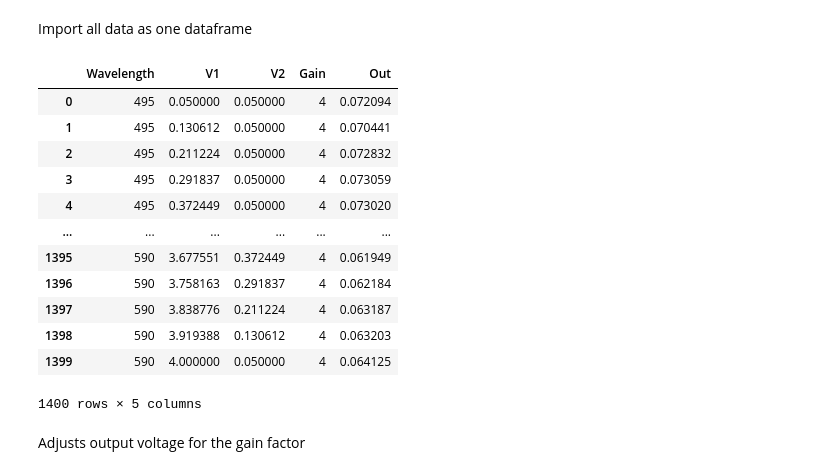
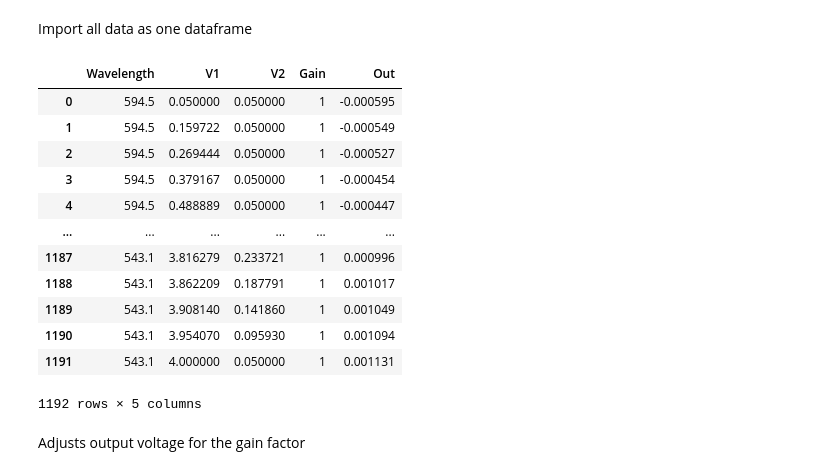
Before and after one commit to ubsuny/ML_LCVR-CP2P2024, a Jupyter notebook: model_fitting.ipynb, the cells around one changed output. Cells and saved outputs as stored; diff of their text form; code cells hidden in the pictures.

```diff
--- a/model_fitting.ipynb
+++ b/model_fitting.ipynb
@@ -10,24 +16,24 @@ from tensorflow.keras.layers import Rescaling
 # %% [markdown]
 Import all data as one dataframe
 # %%
-data_dir = 'trainingdata_new'
+data_dir = 'training_data/trainingdata_v2/'
 all_data = glob.glob(os.path.join(data_dir, "*.csv"))
 combined_data = pd.concat([pd.read_csv(file) for file in all_data], ignore_index=True)
 combined_data.drop(["Unnamed: 0"], axis = 1)
 # %% [output]
 |  | Wavelength | V1 | V2 | Gain | Out |
-| 0 | 495 | 0.050000 | 0.050000 | 4 | 0.072094 |
-| 1 | 495 | 0.130612 | 0.050000 | 4 | 0.070441 |
-| 2 | 495 | 0.211224 | 0.050000 | 4 | 0.072832 |
-| 3 | 495 | 0.291837 | 0.050000 | 4 | 0.073059 |
-| 4 | 495 | 0.372449 | 0.050000 | 4 | 0.073020 |
+| 0 | 594.5 | 0.050000 | 0.050000 | 1 | -0.000595 |
+| 1 | 594.5 | 0.159722 | 0.050000 | 1 | -0.000549 |
+| 2 | 594.5 | 0.269444 | 0.050000 | 1 | -0.000527 |
+| 3 | 594.5 | 0.379167 | 0.050000 | 1 | -0.000454 |
+| 4 | 594.5 | 0.488889 | 0.050000 | 1 | -0.000447 |
 | ... | ... | ... | ... | ... | ... |
-| 1395 | 590 | 3.677551 | 0.372449 | 4 | 0.061949 |
-| 1396 | 590 | 3.758163 | 0.291837 | 4 | 0.062184 |
-| 1397 | 590 | 3.838776 | 0.211224 | 4 | 0.063187 |
-| 1398 | 590 | 3.919388 | 0.130612 | 4 | 0.063203 |
-| 1399 | 590 | 4.000000 | 0.050000 | 4 | 0.064125 |
+| 1187 | 543.1 | 3.816279 | 0.233721 | 1 | 0.000996 |
+| 1188 | 543.1 | 3.862209 | 0.187791 | 1 | 0.001017 |
+| 1189 | 543.1 | 3.908140 | 0.141860 | 1 | 0.001049 |
+| 1190 | 543.1 | 3.954070 | 0.095930 | 1 | 0.001094 |
+| 1191 | 543.1 | 4.000000 | 0.050000 | 1 | 0.001131 |
-1400 rows × 5 columns
+1192 rows × 5 columns
 # %% [markdown]
 Adjusts output voltage for the gain factor
 # %%
```
Also changed, not shown: parts of 10 cells of this notebook.
